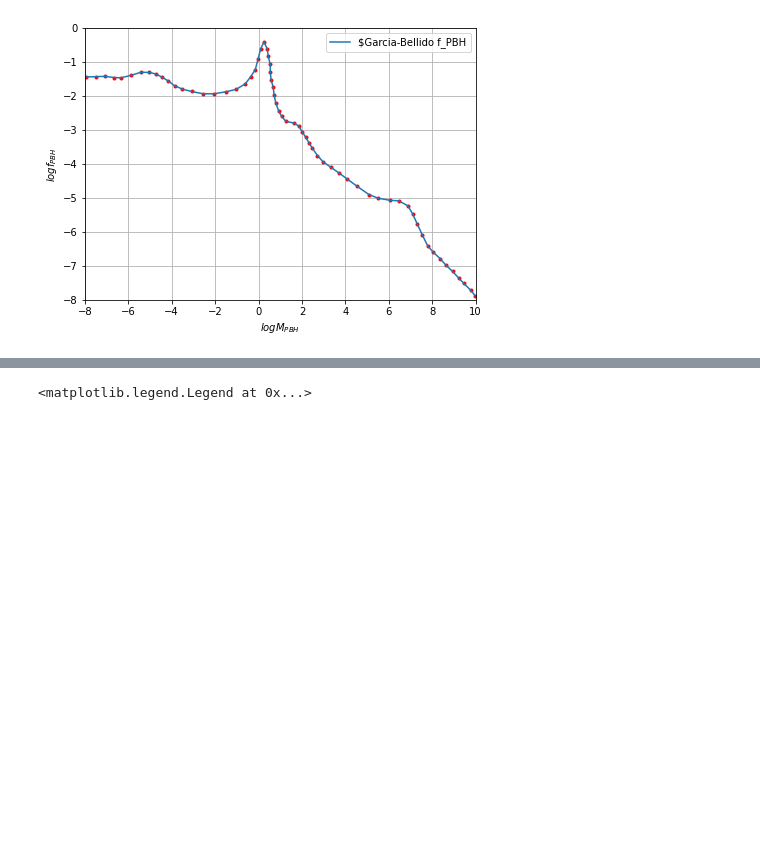
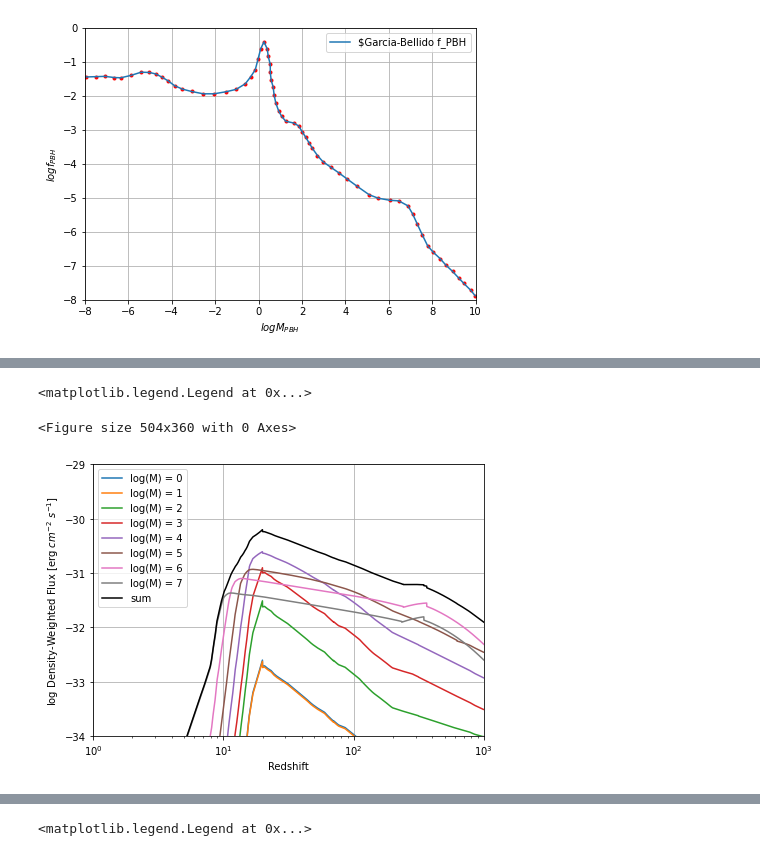
Before and after one commit to newspaperhinson/PBHAccretion, a Jupyter notebook: main.ipynb, the cells around one changed output, grey strips where cells are left out. Drawn from its saved outputs; the diff is of its cells as text; code cells hidden in the pictures; blank space fills up the shorter version.

```diff
--- a/main.ipynb
+++ b/main.ipynb
@@ -273,0 +278,30 @@ axes.legend()
+# %%
+fig = plt.figure()
+fig, axes = plt.subplots()
+axes.set_xscale('log')
+axes.set_xlim([1, 1000])
+# axes.set_yscale('log')
+axes.set_ylim([-34, -29])
+axes.set_xlabel(r'Redshift')
+axes.set_ylabel(r'log Density-Weighted Flux [erg $cm^{-2}$ $s^{-1}$]')
+
+
+def H(z):
+    return np.sqrt(0.3*(1+z)**3+0.7)
+luminosity_distance = (1+redshift)*(3E8/70/1000*3.08567758E16*1E6*100)*np.trapz(1/H(redshift), redshift)
+
+def flux(i):
+    return luminosity(i)/(4*np.pi*luminosity_distance**2)
+
+flux_sum = np.array([0]*redshift.size)
+for i in range(0, 8):
+    flux_sum = flux_sum + flux(i)
+    axes.plot(redshift, np.log10(flux(i)), label=f'log(M) = {i}')
+axes.plot(redshift, np.log10(flux_sum), 'black', label=f'sum')
+
+axes.grid()
+axes.legend()
+# %% [output]
+<matplotlib.legend.Legend at 0x...>
+<Figure size 504x360 with 0 Axes>
+[figure, added]
```
Also changed, not shown: parts of 4 cells of this notebook, 3 other files.
